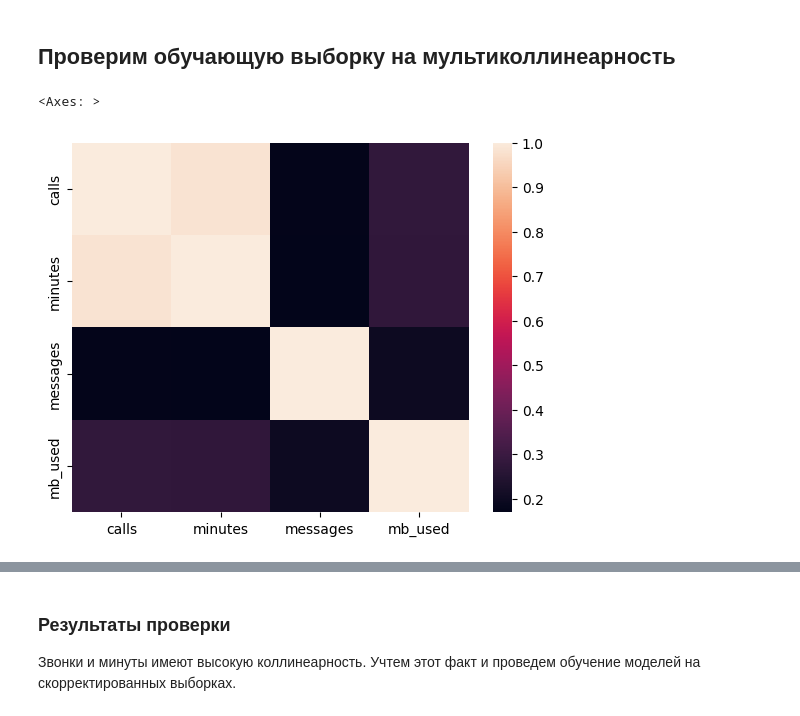
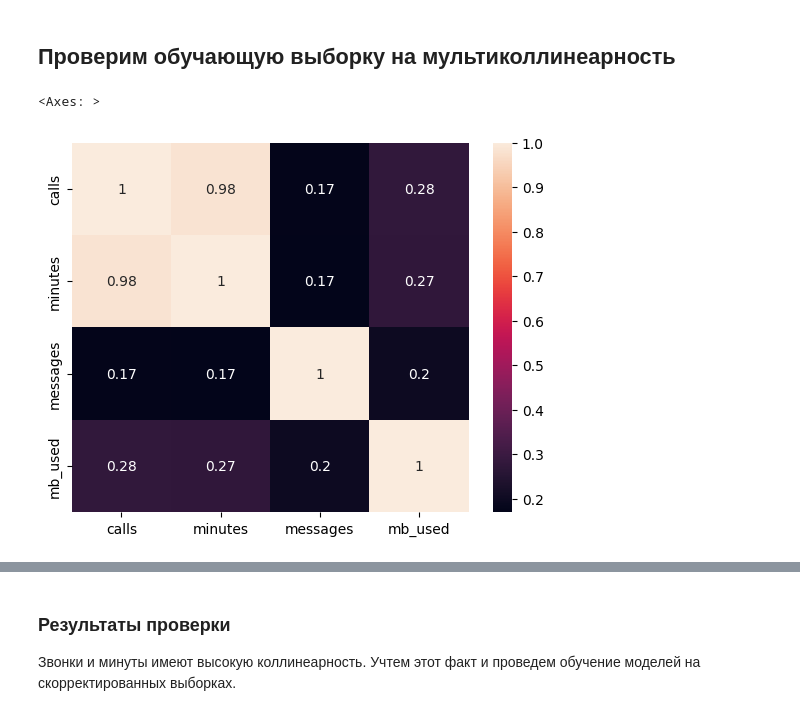
Before and after one commit to Gvozdyara/ml-tariff-classification, a Jupyter notebook: prediction_mobile_tariffs.ipynb, the cells around one changed output, grey strips where cells are left out. Drawn from its saved outputs; the diff is of its cells as text; code cells hidden in the pictures.

```diff
--- a/prediction_mobile_tariffs.ipynb
+++ b/prediction_mobile_tariffs.ipynb
@@ -154,7 +154,7 @@ y = df_copy["is_ultra"]
 # %% [markdown]
 ## Проверим обучающую выборку на мультиколлинеарность
 # %%
-sns.heatmap(X_train.corr())
+sns.heatmap(X_train.corr(), annot=True)
 # %% [output]
 <Axes: >
-[figure, old version]
+[figure, new version]
```
Also changed, not shown: parts of 4 cells of this notebook.
